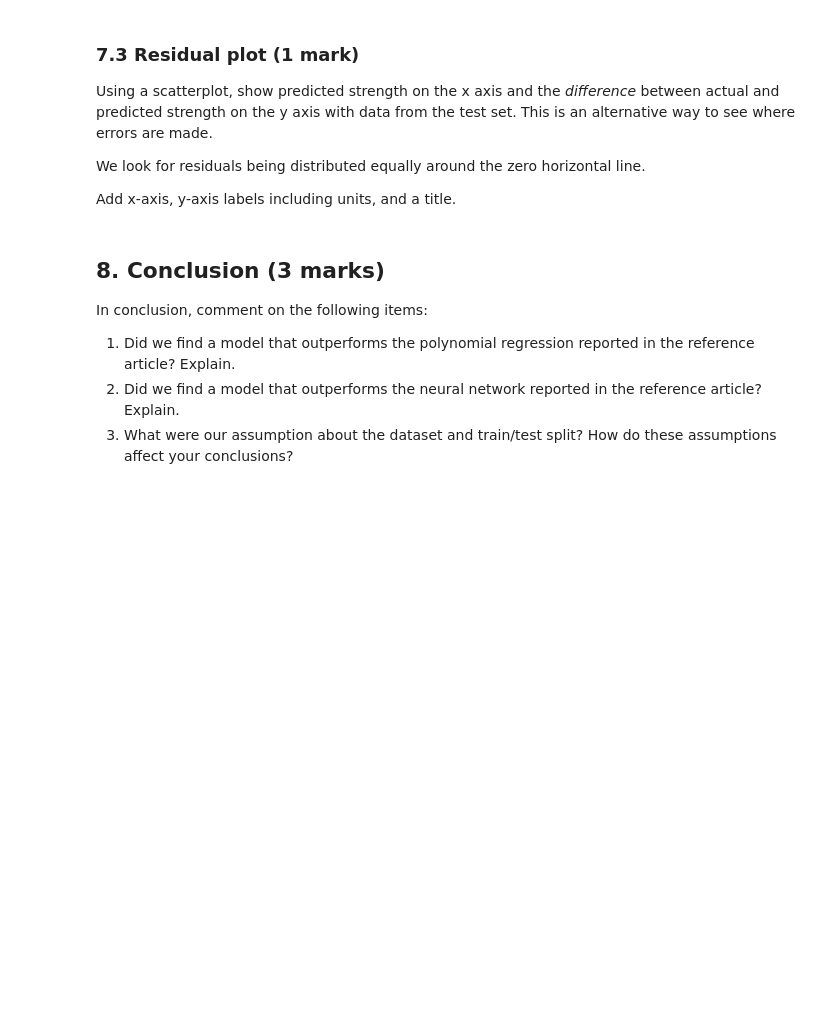
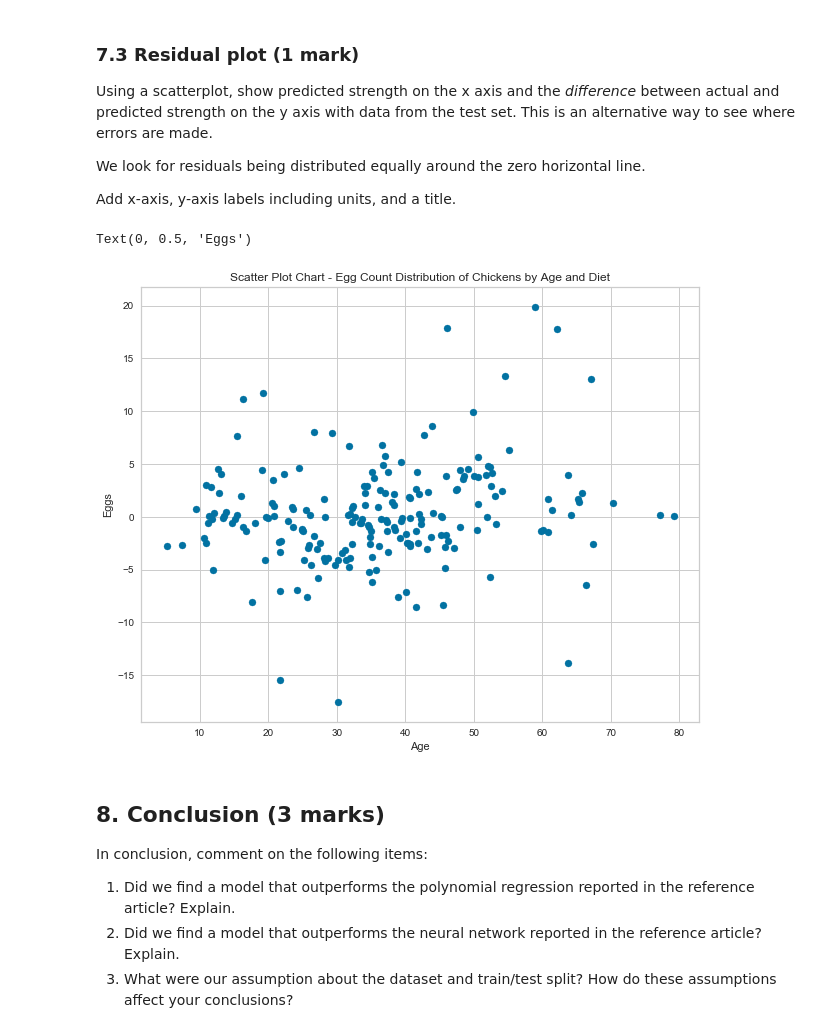
Before and after one commit to mileuc/ensf-611-lab-2, a Jupyter notebook: lab2.ipynb, the cells around one changed output. Cells and saved outputs as stored; diff of their text form; code cells hidden in the pictures; blank space fills up the shorter version.

```diff
--- a/lab2.ipynb
+++ b/lab2.ipynb
@@ -305,3 +334,15 @@ Add x-axis, y-axis labels including units, and a title.
+# %%
+# TODO: Residual plot
+y_diff = y_test - y_test_pred
+fig, ax = plt.subplots(figsize=(10, 8))
+# For each diet name and diet data in the DataFrame grouped by diet...
+ax.scatter(x=y_test_pred, y=y_diff)
+ax.set_title("Scatter Plot Chart - Egg Count Distribution of Chickens by Age and Diet") # Add title to plot
+ax.set_xlabel("Age") # Add age label to x-axis
+ax.set_ylabel("Eggs") # Add eggs label to y-axis
+# %% [output]
+Text(0, 0.5, 'Eggs')
+[figure, added]
 # %% [markdown]
 ## 8. Conclusion (3 marks)
 
```
Also changed, not shown: parts of 11 cells of this notebook.
